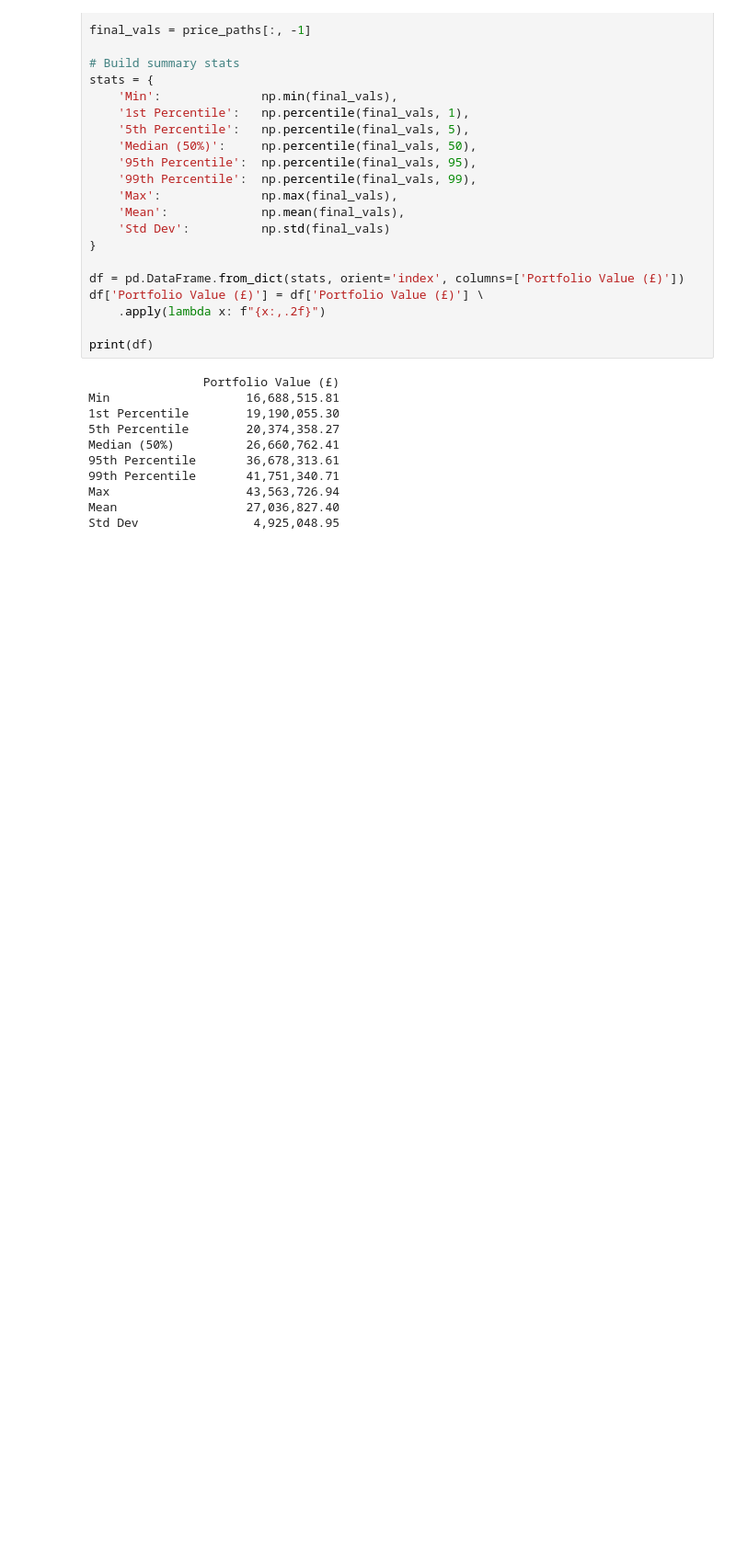
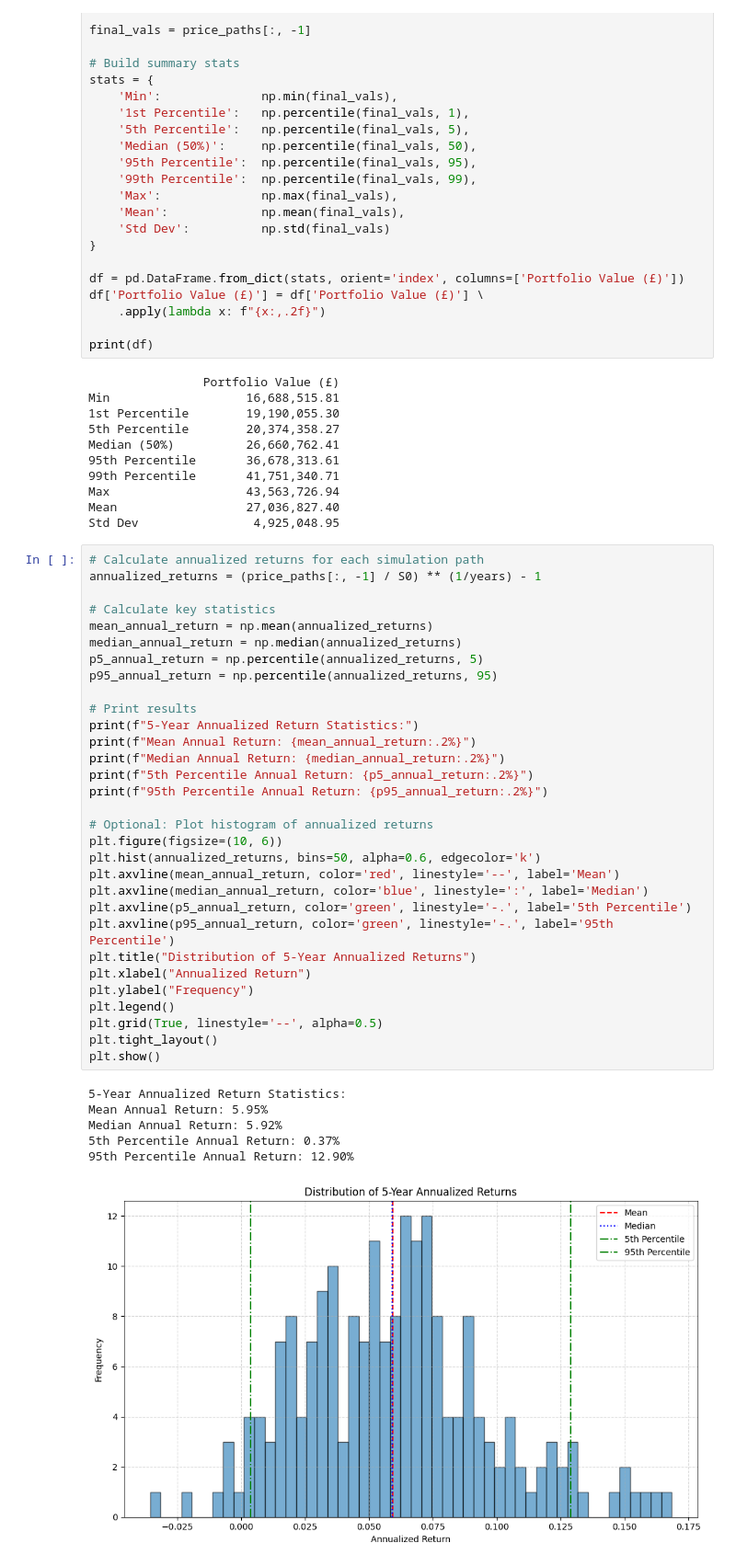
Before and after one commit to Nacho-guti/tripo_capital, a Jupyter notebook: portfolio-optimization/data/processed/value_at_risk.ipynb, the cells around one changed output. Shown: that part at 92% size. Saved outputs shown, nothing was run; the diff lists cells and outputs as text; blank space fills up the shorter version.

```diff
--- a/portfolio-optimization/data/processed/value_at_risk.ipynb
+++ b/portfolio-optimization/data/processed/value_at_risk.ipynb
@@ -419,3 +424,41 @@ Median (50%)          26,660,762.41
 Max                   43,563,726.94
 Mean                  27,036,827.40
 Std Dev                4,925,048.95
+# %%
+# Calculate annualized returns for each simulation path
+annualized_returns = (price_paths[:, -1] / S0) ** (1/years) - 1
+
+# Calculate key statistics
+mean_annual_return = np.mean(annualized_returns)
+median_annual_return = np.median(annualized_returns)
+p5_annual_return = np.percentile(annualized_returns, 5)
+p95_annual_return = np.percentile(annualized_returns, 95)
+
+# Print results
+print(f"5-Year Annualized Return Statistics:")
+print(f"Mean Annual Return: {mean_annual_return:.2%}")
+print(f"Median Annual Return: {median_annual_return:.2%}")
+print(f"5th Percentile Annual Return: {p5_annual_return:.2%}")
+print(f"95th Percentile Annual Return: {p95_annual_return:.2%}")
+
+# Optional: Plot histogram of annualized returns
+plt.figure(figsize=(10, 6))
+plt.hist(annualized_returns, bins=50, alpha=0.6, edgecolor='k')
+plt.axvline(mean_annual_return, color='red', linestyle='--', label='Mean')
+plt.axvline(median_annual_return, color='blue', linestyle=':', label='Median')
+plt.axvline(p5_annual_return, color='green', linestyle='-.', label='5th Percentile')
+plt.axvline(p95_annual_return, color='green', linestyle='-.', label='95th Percentile')
+plt.title("Distribution of 5-Year Annualized Returns")
+plt.xlabel("Annualized Return")
+plt.ylabel("Frequency")
+plt.legend()
+plt.grid(True, linestyle='--', alpha=0.5)
+plt.tight_layout()
+plt.show()
+# %% [output]
+5-Year Annualized Return Statistics:
+Mean Annual Return: 5.95%
+Median Annual Return: 5.92%
+5th Percentile Annual Return: 0.37%
+95th Percentile Annual Return: 12.90%
+[figure, added]
```
Also changed, not shown: parts of 11 cells of this notebook, 10 other files.
